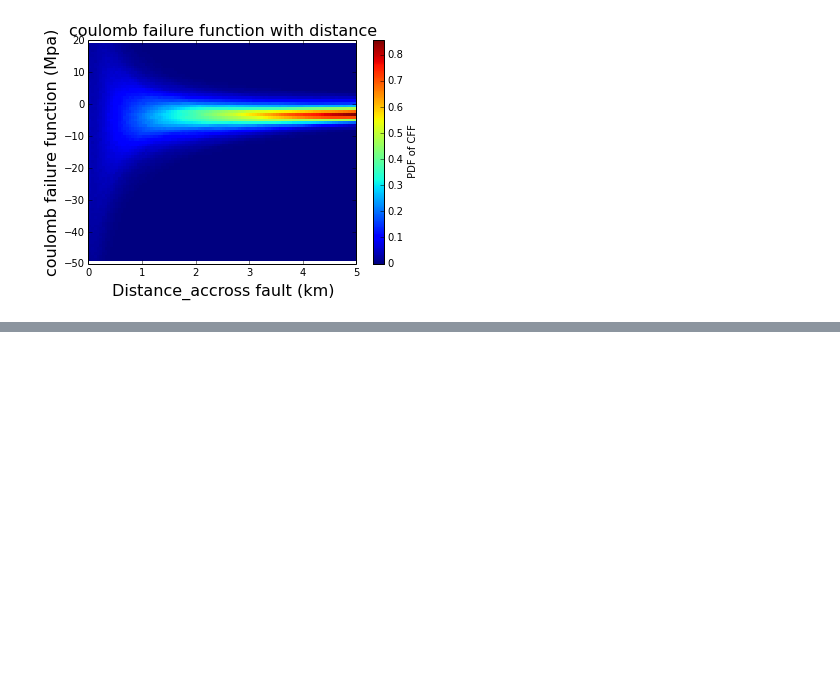
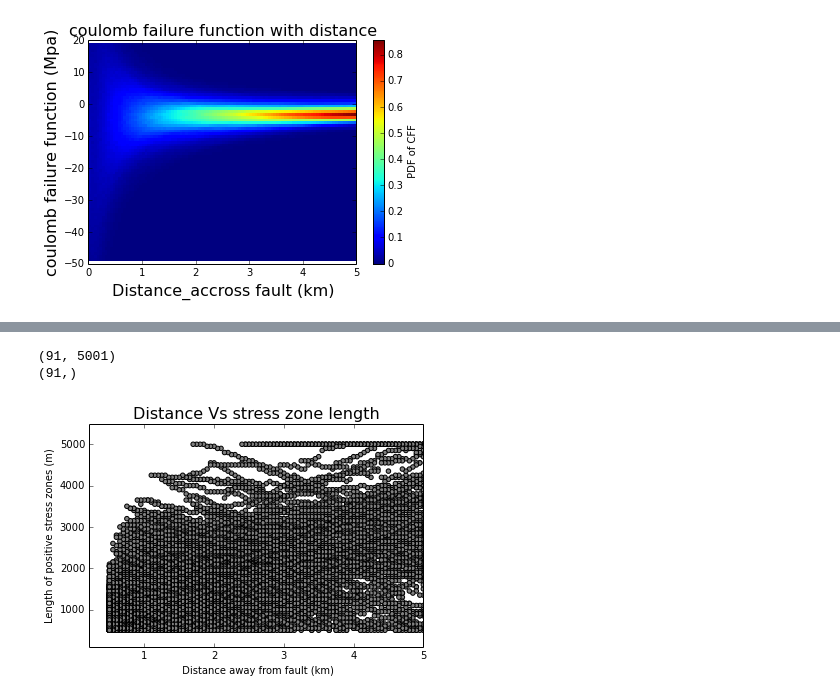
Before and after one commit to ksaslam/analysis_repo, a Jupyter notebook: plots_pdfs.ipynb, the cells around one changed output, grey strips where cells are left out. Drawn from its saved outputs; the diff is of its cells as text; code cells hidden in the pictures; blank space fills up the shorter version.

```diff
--- a/plots_pdfs.ipynb
+++ b/plots_pdfs.ipynb
@@ -150,0 +134,29 @@ plt.show()
+# %%
+full_pos_zone_len= np.loadtxt('full_postv_zone_len.out',delimiter=',')
+print(full_pos_zone_len.shape)
+
+distance_start= 15000
+distance_end= 20000
+space_interval=50
+#index_y_start= int(distance_start/space_interval)-10    # 10 grid points away from the fault
+index_y_start= int(distance_start/space_interval)
+index_y_end= int(distance_end/space_interval)-10
+range_of_iter=index_y_end-index_y_start +1
+distance_new_array= np.linspace( 5, 0.5, range_of_iter )
+print(distance_new_array.shape)
+
+
+for xe, ye in zip(distance_new_array, full_pos_zone_len):
+
+#    plt.scatter([xe] * len(ye), ye, c= ye , cmap='viridis')
+    plt.scatter([xe] * len(ye), ye, facecolor='0.5')
+plt.axis([0.2, 5, 100, 5500])
+plt.xlabel(' Distance away from fault (km)')
+plt.ylabel('Length of positive stress zones (m)')
+plt.title('Distance Vs stress zone length', fontsize=16,color='black')
+
+plt.show()
+# %% [output]
+(91, 5001)
+(91,)
+[figure, added]
```
Also changed, not shown: parts of 7 cells of this notebook.
